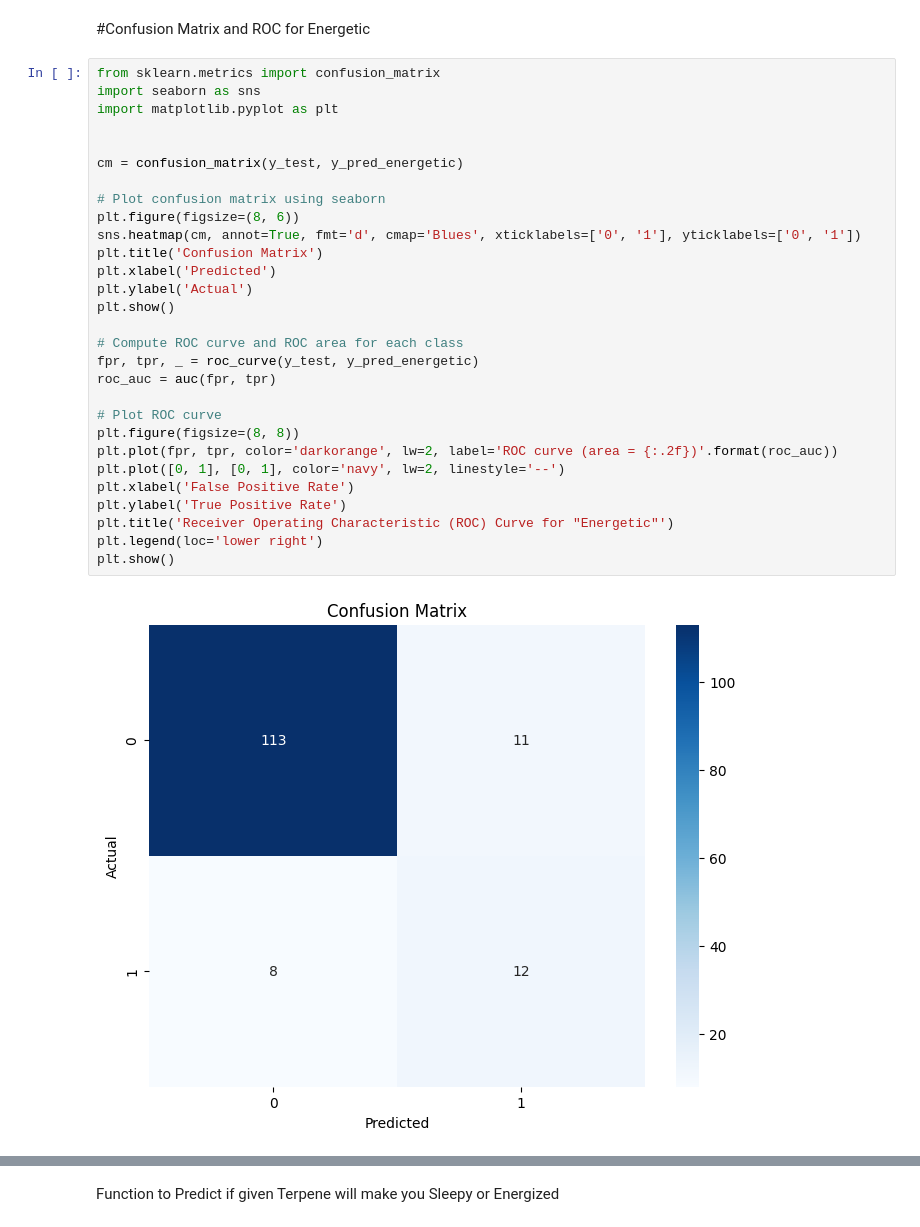
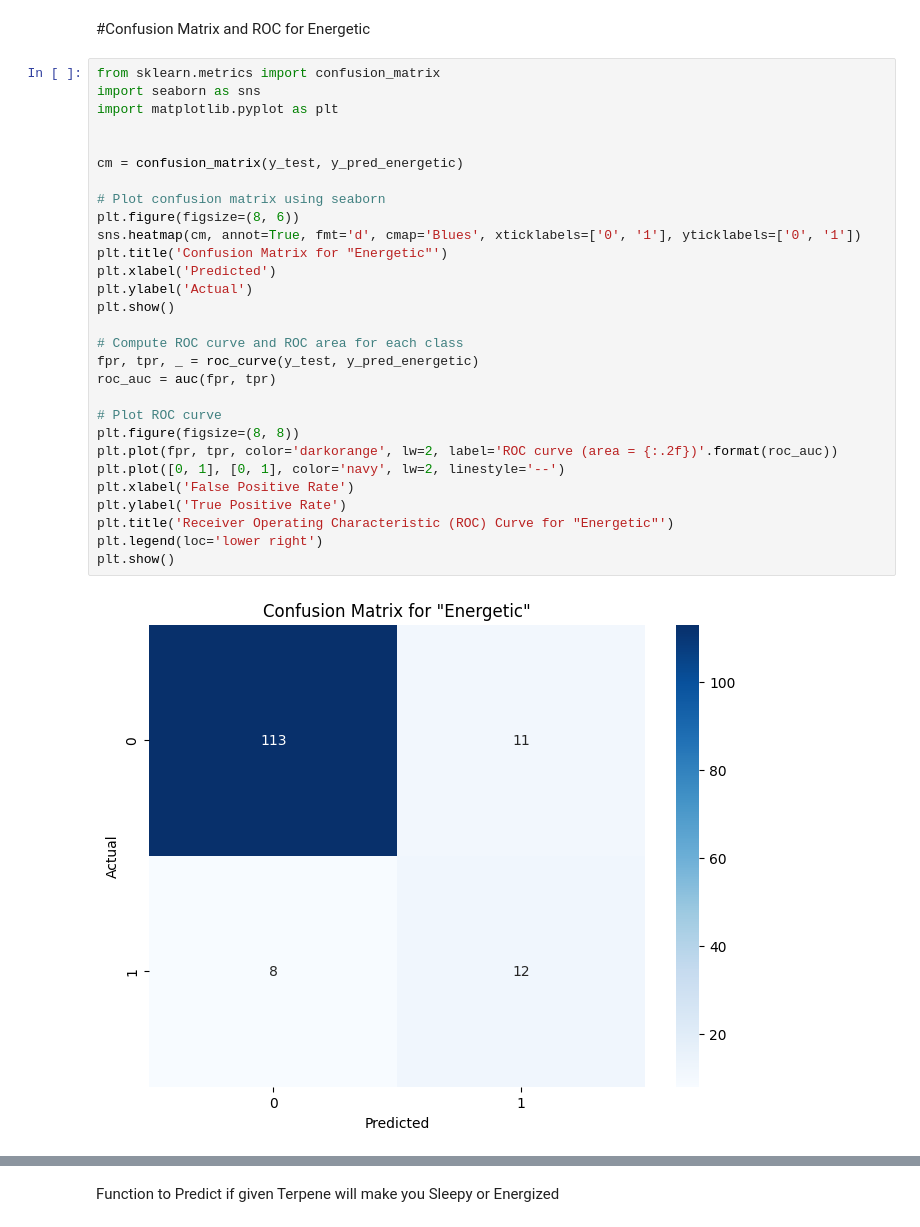
Before and after one commit to zeroday-zaddy/cs422-project, a Jupyter notebook: project.ipynb, the cells around one changed output, grey strips where cells are left out. Saved outputs shown, nothing was run; the diff lists cells and outputs as text.

```diff
--- a/project.ipynb
+++ b/project.ipynb
@@ -508,34 +508,34 @@ Other_Cannabinoids_CBD 8%: 0.0
 # %%
 from sklearn.metrics import confusion_matrix
 import seaborn as sns
 import matplotlib.pyplot as plt
 
 
 cm = confusion_matrix(y_test, y_pred_energetic)
 
 # Plot confusion matrix using seaborn
 plt.figure(figsize=(8, 6))
 sns.heatmap(cm, annot=True, fmt='d', cmap='Blues', xticklabels=['0', '1'], yticklabels=['0', '1'])
-plt.title('Confusion Matrix')
+plt.title('Confusion Matrix for "Energetic"')
 plt.xlabel('Predicted')
 plt.ylabel('Actual')
 plt.show()
 
 # Compute ROC curve and ROC area for each class
 fpr, tpr, _ = roc_curve(y_test, y_pred_energetic)
 roc_auc = auc(fpr, tpr)
 
 # Plot ROC curve
 plt.figure(figsize=(8, 8))
 plt.plot(fpr, tpr, color='darkorange', lw=2, label='ROC curve (area = {:.2f})'.format(roc_auc))
 plt.plot([0, 1], [0, 1], color='navy', lw=2, linestyle='--')
 plt.xlabel('False Positive Rate')
 plt.ylabel('True Positive Rate')
 plt.title('Receiver Operating Characteristic (ROC) Curve for "Energetic"')
 plt.legend(loc='lower right')
 plt.show()
 # %% [output]
-[figure, old version]
+[figure, new version]
 [figure]
 # %% [markdown]
 Function to Predict if given Terpene will make you Sleepy or Energized
```
Also changed, not shown: parts of 3 cells of this notebook.
